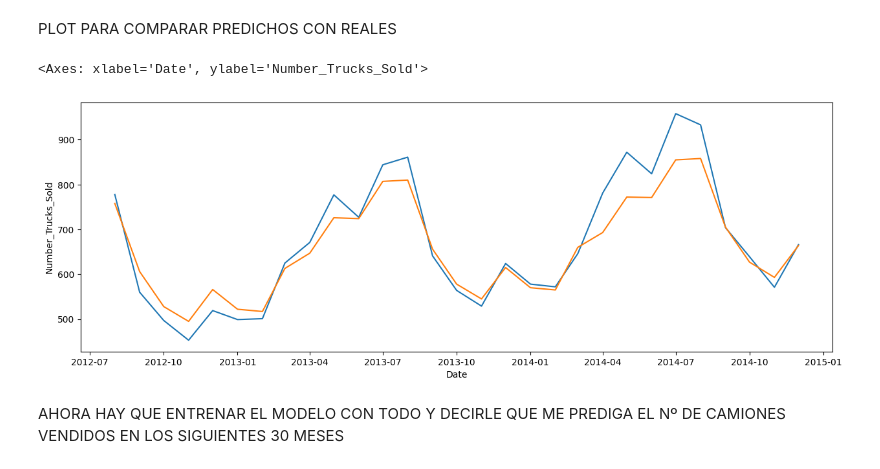
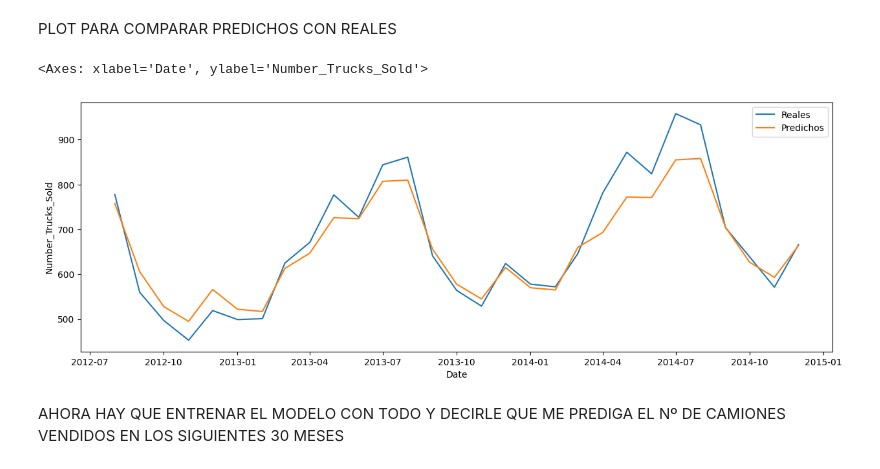
Before and after one commit to jgilsu11/laboratorio-modulo9-leccion2_series_temporales, a Jupyter notebook: laboratorio-modulo9-leccion02-series-temporales-sarima.ipynb, the cells around one changed output. Saved outputs shown, nothing was run; the diff lists cells and outputs as text; code cells hidden in the pictures.

```diff
--- a/laboratorio-modulo9-leccion02-series-temporales-sarima.ipynb
+++ b/laboratorio-modulo9-leccion02-series-temporales-sarima.ipynb
@@ -519,11 +541,11 @@ y_test.head()
 PLOT PARA COMPARAR PREDICHOS CON REALES
 # %%
 plt.figure(figsize=(15,5))
-sns.lineplot(x=y_test.index, y = "Number_Trucks_Sold", data= y_test)
-sns.lineplot(x=y_test.index, y = "predichos", data= y_test)
+sns.lineplot(x=y_test.index, y = "Number_Trucks_Sold", data= y_test,label="Reales", legend=True)
+sns.lineplot(x=y_test.index, y = "predichos", data= y_test,label="Predichos")
 # %% [output]
 <Axes: xlabel='Date', ylabel='Number_Trucks_Sold'>
-[figure, old version]
+[figure, new version]
 # %% [markdown]
 AHORA HAY QUE ENTRENAR EL MODELO CON TODO Y DECIRLE QUE ME PREDIGA EL Nº DE CAMIONES VENDIDOS EN LOS SIGUIENTES 30 MESES
 # %%
```
Also changed, not shown: parts of 82 cells of this notebook, 1 other file.
